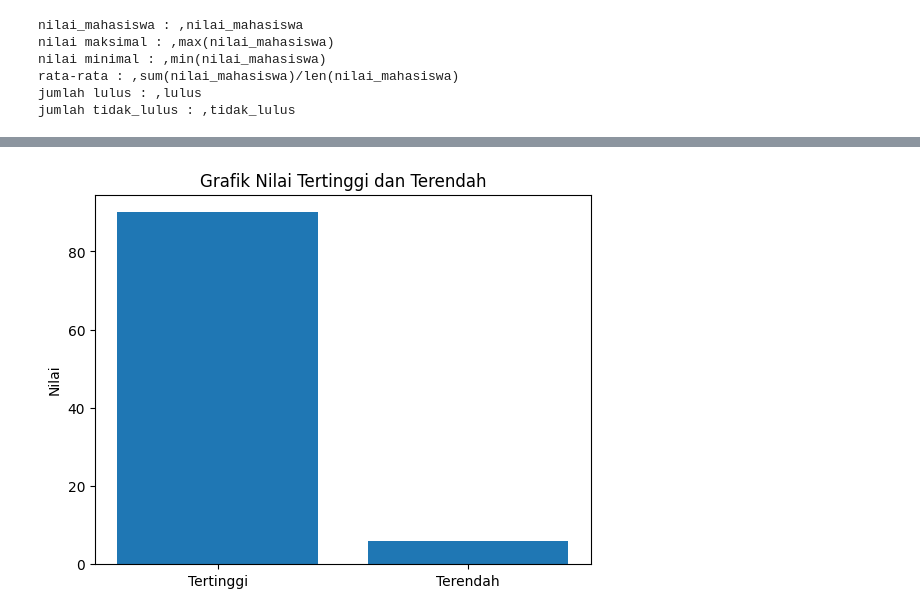
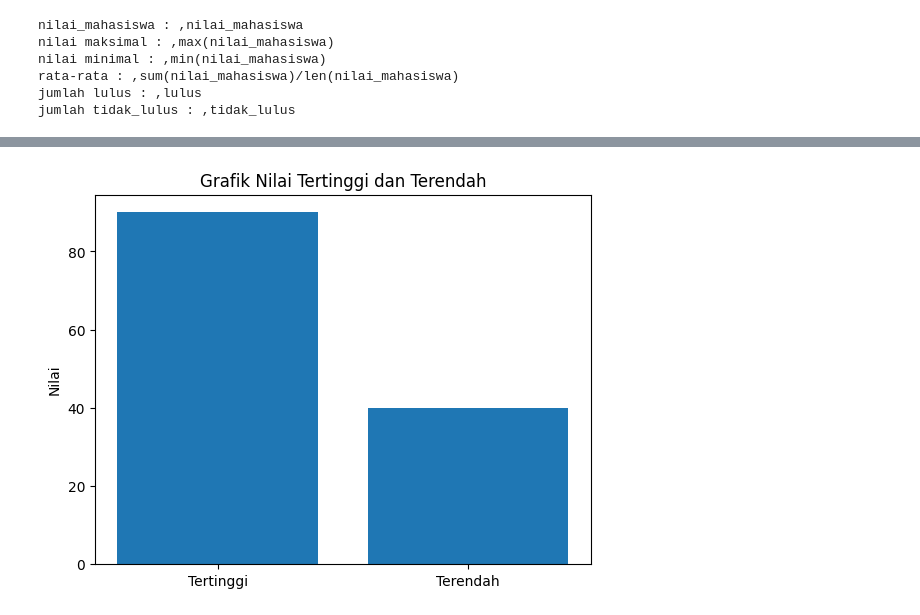
Before and after one commit to kayana404/strukturData, a Jupyter notebook: tugas1.ipynb, the cells around one changed output, grey strips where cells are left out. Saved outputs shown, nothing was run; the diff lists cells and outputs as text; code cells hidden in the pictures.

```diff
--- a/tugas1.ipynb
+++ b/tugas1.ipynb
@@ -54,13 +54,15 @@ plt.show()
 # %%
 import matplotlib.pyplot as plt
 
 plt.figure()
 kategori = ["Tertinggi", "Terendah"]
+nilai_tertinggi = max(nilai_mahasiswa)
+nilai_terendah = min(nilai_mahasiswa)
 data = [nilai_tertinggi, nilai_terendah]
 
 plt.bar(kategori, data)
 plt.title("Grafik Nilai Tertinggi dan Terendah")
 plt.ylabel("Nilai")
 plt.show()
 # %% [output]
-[figure, old version]
+[figure, new version]
```
Also changed, not shown: parts of 3 cells of this notebook.
